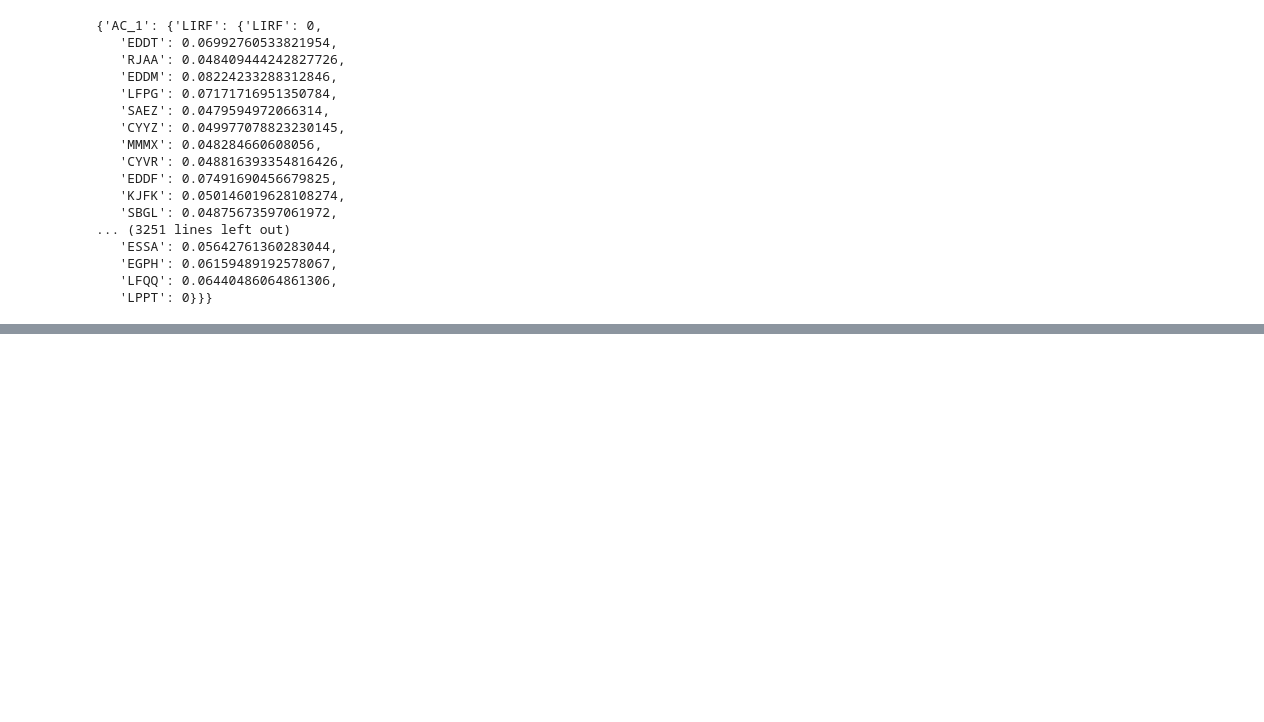
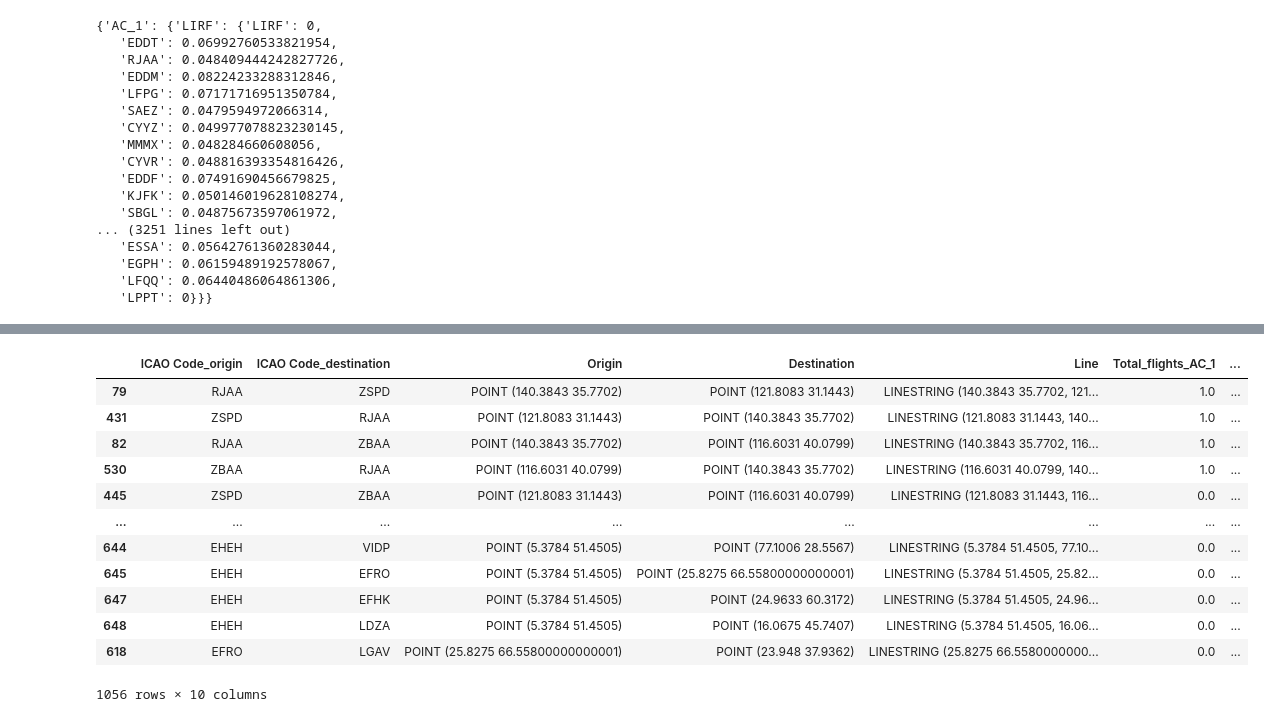
Before and after one commit to allanguzmanf/AE4426, a Jupyter notebook: Assignment/Assignment_P1.ipynb, the cells around one changed output, grey strips where cells are left out. Drawn from its saved outputs; the diff is of its cells as text; code cells hidden in the pictures; blank space fills up the shorter version.

```diff
--- a/Assignment/Assignment_P1.ipynb
+++ b/Assignment/Assignment_P1.ipynb
@@ -357,18 +256,22 @@ m.addConstrs((gp.quicksum(z[k, i, j] for k in aircraft_types) == gp.quicksum(z[k
 # Constraint 5: block time verification for each aircraft total
 # we should add a TAT for only incoming to the hub of 50% of the normal TAT
 # sum((dij / sp_k + TAT_k + (TAT_hub for all j != hub)) * z_kij for all i and j) <= BT_k * y_k (for all k)
-m.addConstrs((gp.quicksum((distance_dict[i][j] / aircraft_dict[k]['Speed'] + aircraft_dict[k]['TAT'] / 60 ) *
-                          #(aircraft_dict[k]['TAT_hub'] * (1 - g[j]) / 60)) *
+m.addConstrs(((gp.quicksum((distance_dict[i][j] / aircraft_dict[k]['Speed'] + aircraft_dict[k]['TAT'] / 60  +
+                          (aircraft_dict[k]['TAT_hub'] * (1 - g[j]) / 60)) *
                            z[k, i, j] for i in airport_list for j in airport_list) <=
-                           aircraft_dict[k]['BT'] * y[k] * 7 for k in aircraft_types), "c5")
+                           aircraft_dict[k]['BT'] * y[k] * 7) for k in aircraft_types), "c5")
 
 
-# Define matrix a[k, i, j] based on aircraft range
+# Define matrix a[k, i, j] based on aircraft range and runway length
 a = {}
 for k in aircraft_types:
     for i in airport_list:
         for j in airport_list:
-            a[k, i, j] = 100000 if distance_dict[i][j] <= aircraft_dict[k]['Range'] else 0
+            if distance_dict[i][j] <= aircraft_dict[k]['Range'] and \
+                airport_dict[i]['Runway (m)'] >= aircraft_dict[k]['Runway']:
+                a[k, i, j] = 100000
+            else:
+                a[k, i, j] = 0
 
 # Constraint 6: aircraft range verification
 # z_kij <= a_kij (for all k, i, j)
@@ -488,8 +397,14 @@ solution_z_k_long.columns = ['Aircraft type', 'Origin', 'Destination', 'Total_tr
 solution_z_k_long.to_csv('P1_Solutions/solution_trips.csv')
 
 # Transform the solution_x_w dataframe to a long dataset format
-solution_x_w_long = solution_x_w.stack().reset_index()
-solution_x_w_long.columns = ['Origin', 'Destination', 'Total_pax']
+solution_w_long = solution_w.stack().reset_index()
+solution_w_long.columns = ['Origin', 'Destination', 'Total_pax']
+solution_w_long['Connected_at'] = hub
 
-# Export the solution_x_w_long dataframe to a csv file
-solution_x_w_long.to_csv('P1_Solutions/solution_pax.csv')
+# Transform the solution_x_w dataframe to a long dataset format
+solution_x_long = solution_x.stack().reset_index()
+solution_x_long.columns = ['Origin', 'Destination', 'Total_pax']
+
+# # Export the solutions long dataframes to a csv file
+# solution_w_long.to_csv('P1_Solutions/solution_pax_transfers.csv')
+# solution_x_long.to_csv('P1_Solutions/solution_pax.csv')
@@ -528,9 +443,36 @@ for k in aircraft_types:
 # Add the total pax to the airports dataframe
 airports['Total_pax'] = solution_x_w_long['Total_pax']
 
-# Export the airports dataframe to a csv file
+# Drop columns that are not needed like coordinates
+airports.drop(columns=['Latitude (deg)_origin', 'Longitude (deg)_origin', 'Latitude (deg)_destination', 'Longitude (deg)_destination'], inplace=True)
 
-airports.to_csv('P1_Solutions/airports.csv')
+# Drop the rows with same origin and destination
+airports.drop(airports[airports['ICAO Code_origin'] == airports['ICAO Code_destination']].index, inplace=True)
+
+# Create a column with the OD pair string, but if the pair is duplicated, the order is inverted
+airports['OD_pair'] = np.where(airports['ICAO Code_origin'] < airports['ICAO Code_destination'],
+                               airports['ICAO Code_origin'] + '_' + airports['ICAO Code_destination'],
+                               airports['ICAO Code_destination'] + '_' + airports['ICAO Code_origin'])
+
+
+# # Export the airports dataframe to a csv file
+# airports.to_csv('P1_Solutions/airports.csv')
+# %%
+airports.sort_values(by='Total_pax', ascending=False)
+# %% [output]
+|  | ICAO Code_origin | ICAO Code_destination | Origin | Destination | Line | Total_flights_AC_1 | ... |
+| 79 | RJAA | ZSPD | POINT (140.3843 35.7702) | POINT (121.8083 31.1443) | LINESTRING (140.3843 35.7702, 121... | 1.0 | ... |
+| 431 | ZSPD | RJAA | POINT (121.8083 31.1443) | POINT (140.3843 35.7702) | LINESTRING (121.8083 31.1443, 140... | 1.0 | ... |
+| 82 | RJAA | ZBAA | POINT (140.3843 35.7702) | POINT (116.6031 40.0799) | LINESTRING (140.3843 35.7702, 116... | 1.0 | ... |
+| 530 | ZBAA | RJAA | POINT (116.6031 40.0799) | POINT (140.3843 35.7702) | LINESTRING (116.6031 40.0799, 140... | 1.0 | ... |
+| 445 | ZSPD | ZBAA | POINT (121.8083 31.1443) | POINT (116.6031 40.0799) | LINESTRING (121.8083 31.1443, 116... | 0.0 | ... |
+| ... | ... | ... | ... | ... | ... | ... | ... |
+| 644 | EHEH | VIDP | POINT (5.3784 51.4505) | POINT (77.1006 28.5567) | LINESTRING (5.3784 51.4505, 77.10... | 0.0 | ... |
+| 645 | EHEH | EFRO | POINT (5.3784 51.4505) | POINT (25.8275 66.55800000000001) | LINESTRING (5.3784 51.4505, 25.82... | 0.0 | ... |
+| 647 | EHEH | EFHK | POINT (5.3784 51.4505) | POINT (24.9633 60.3172) | LINESTRING (5.3784 51.4505, 24.96... | 0.0 | ... |
+| 648 | EHEH | LDZA | POINT (5.3784 51.4505) | POINT (16.0675 45.7407) | LINESTRING (5.3784 51.4505, 16.06... | 0.0 | ... |
+| 618 | EFRO | LGAV | POINT (25.8275 66.55800000000001) | POINT (23.948 37.9362) | LINESTRING (25.8275 66.5580000000... | 0.0 | ... |
+1056 rows × 10 columns
 # %%
 # # export the OP_cost_dict to a csv file and the yield matrix
 
```
Also changed, not shown: parts of 15 cells of this notebook, 2 other files.
